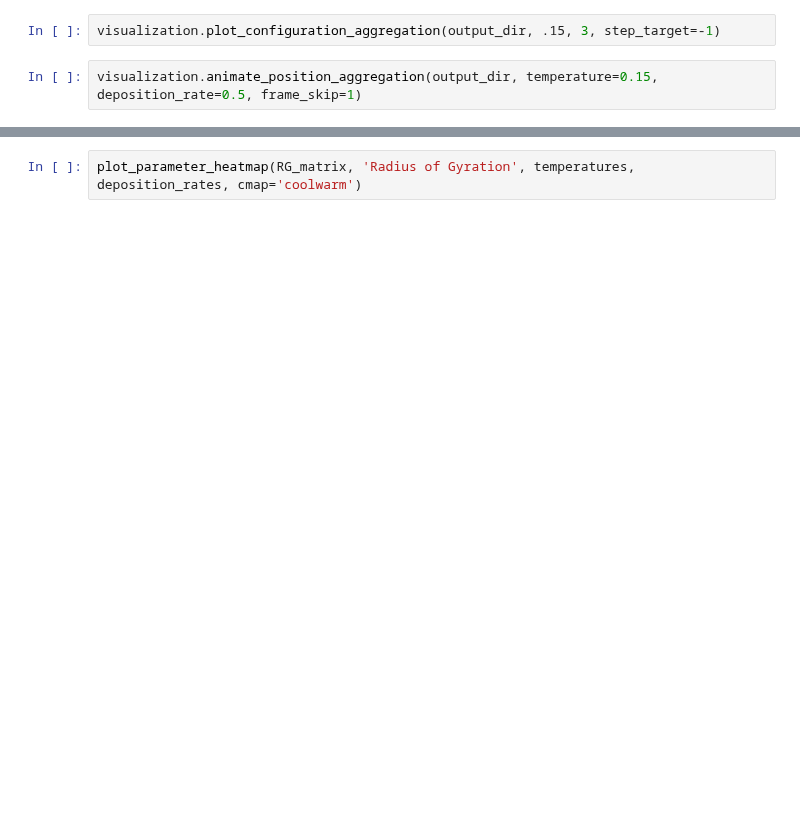
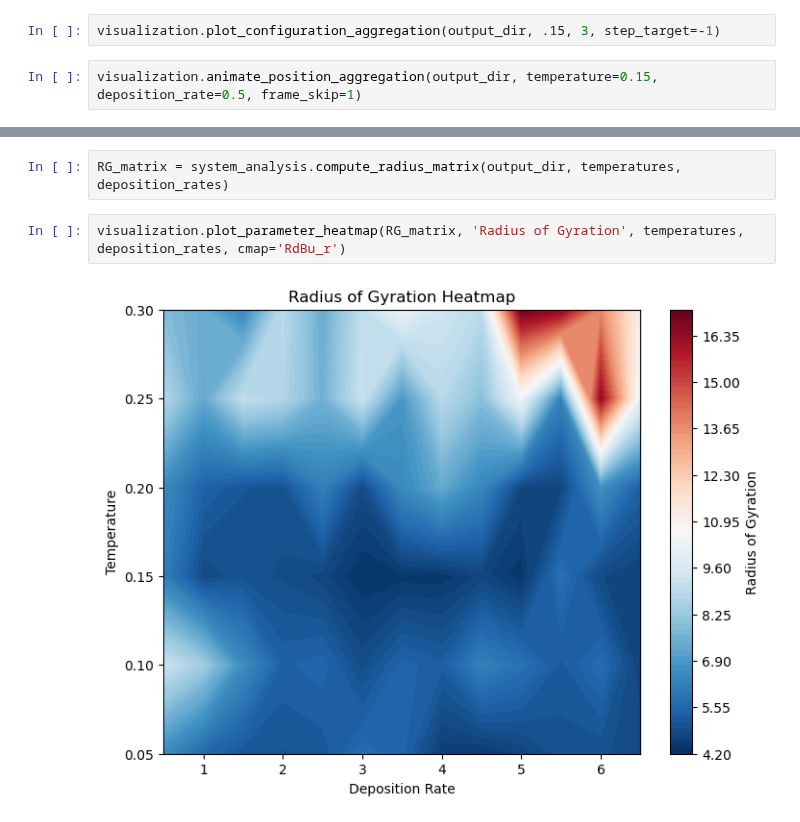
Before and after one commit to hadis-gh/chisurfmd, a Jupyter notebook: notebooks/MD_analysis/03_MD_Aggreagtion.ipynb, the cells around one changed output, grey strips where cells are left out. Saved outputs shown, nothing was run; the diff lists cells and outputs as text; blank space fills up the shorter version.

```diff
--- a/notebooks/MD_analysis/03_MD_Aggreagtion.ipynb
+++ b/notebooks/MD_analysis/03_MD_Aggreagtion.ipynb
@@ -109,2 +85,6 @@ RG_matrix = compute_radius_matrix(output_dir, temperatures, deposition_rates)
+# %%
+RG_matrix = system_analysis.compute_radius_matrix(output_dir, temperatures, deposition_rates)
 # %%
-plot_parameter_heatmap(RG_matrix, 'Radius of Gyration', temperatures, deposition_rates, cmap='coolwarm')
+visualization.plot_parameter_heatmap(RG_matrix, 'Radius of Gyration', temperatures, deposition_rates, cmap='RdBu_r')
+# %% [output]
+[figure, added]
```
Also changed, not shown: parts of 15 cells of this notebook, 4 other files.
